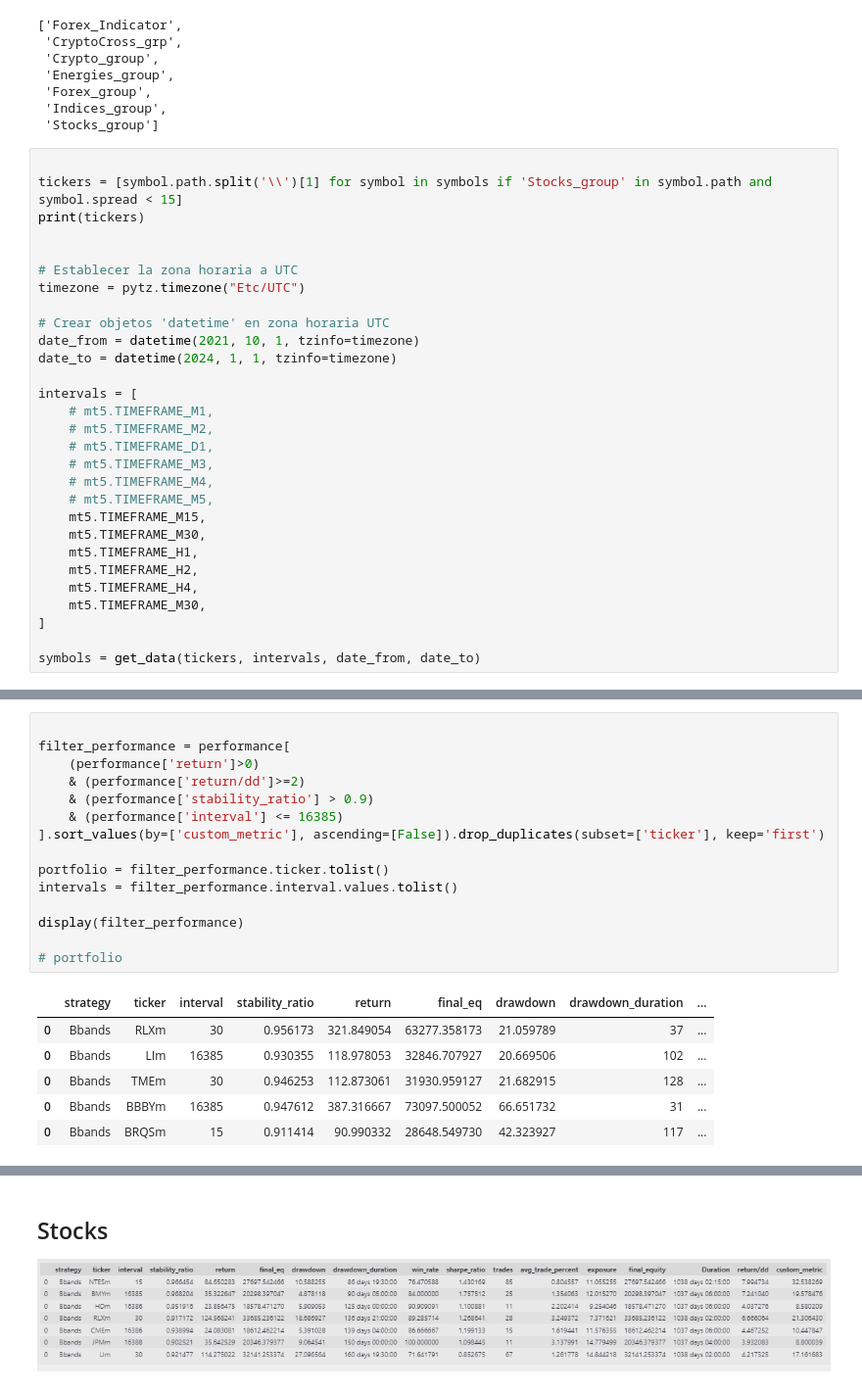
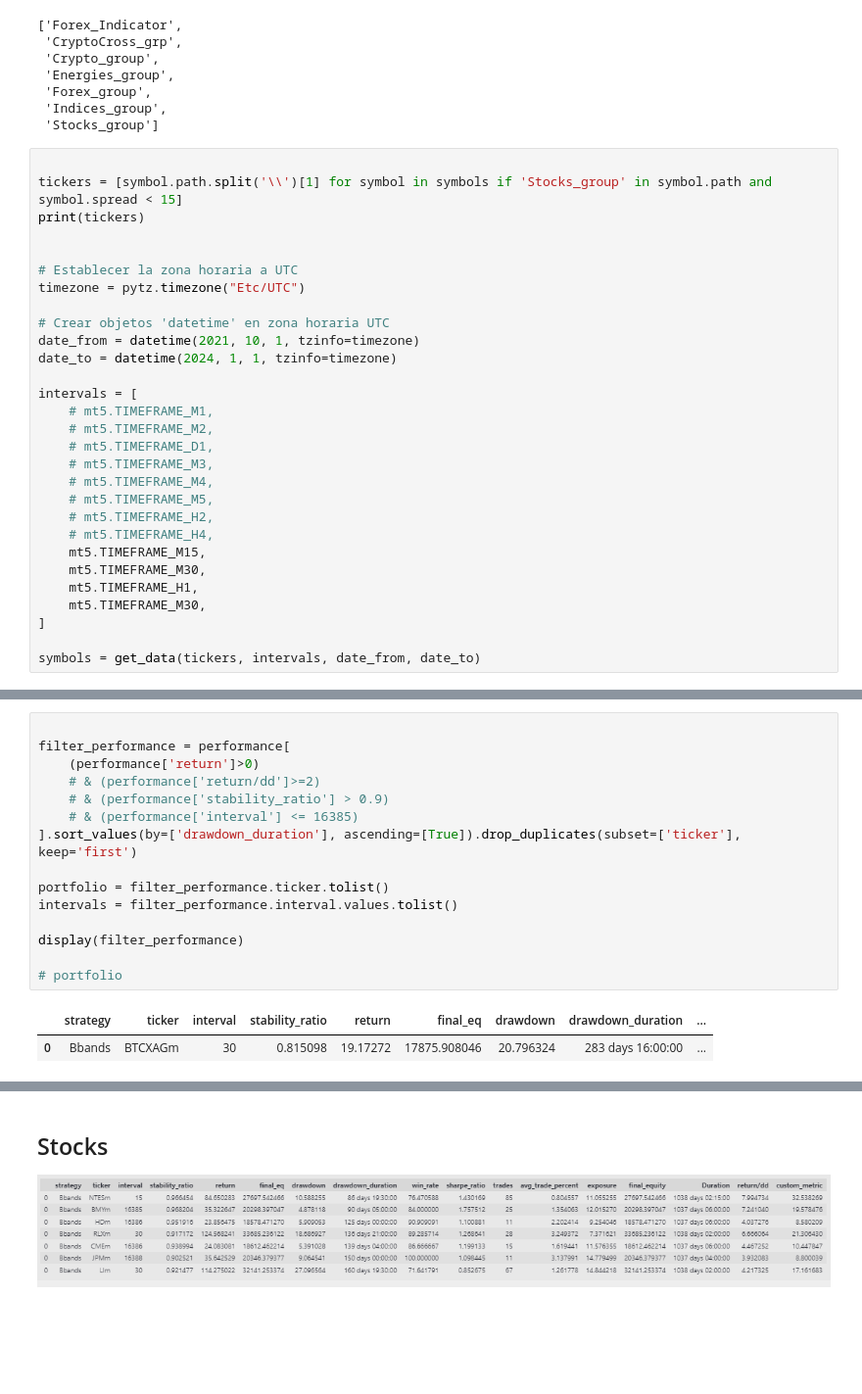
Before and after one commit to SaidJacobo/forex_ml_bot, a Jupyter notebook: backtesting/bbands_stgy.ipynb, the cells around one changed output, grey strips where cells are left out. Shown at 98% size. Drawn from its saved outputs; the diff is of its cells as text; blank space fills up the shorter version.

```diff
--- a/backtesting/bbands_stgy.ipynb
+++ b/backtesting/bbands_stgy.ipynb
@@ -62,11 +62,11 @@ intervals = [
     # mt5.TIMEFRAME_M3,
     # mt5.TIMEFRAME_M4,
     # mt5.TIMEFRAME_M5,
+    # mt5.TIMEFRAME_H2,
+    # mt5.TIMEFRAME_H4,
     mt5.TIMEFRAME_M15,
     mt5.TIMEFRAME_M30,
     mt5.TIMEFRAME_H1,
-    mt5.TIMEFRAME_H2,
-    mt5.TIMEFRAME_H4,
     mt5.TIMEFRAME_M30,
 ]
 
@@ -254,22 +252,18 @@ performance.drawdown_duration = performance.drawdown_duration.dt.days
 # %%
 
 filter_performance = performance[
     (performance['return']>0)
-    & (performance['return/dd']>=2)
-    & (performance['stability_ratio'] > 0.9)
-    & (performance['interval'] <= 16385)
-].sort_values(by=['custom_metric'], ascending=[False]).drop_duplicates(subset=['ticker'], keep='first')
+    # & (performance['return/dd']>=2)
+    # & (performance['stability_ratio'] > 0.9)
+    # & (performance['interval'] <= 16385)
+].sort_values(by=['drawdown_duration'], ascending=[True]).drop_duplicates(subset=['ticker'], keep='first')
 
 portfolio = filter_performance.ticker.tolist()
 intervals = filter_performance.interval.values.tolist()
 
 display(filter_performance)
 
 # portfolio
 # %% [output]
 |  | strategy | ticker | interval | stability_ratio | return | final_eq | drawdown | drawdown_duration | ... |
-| 0 | Bbands | RLXm | 30 | 0.956173 | 321.849054 | 63277.358173 | 21.059789 | 37 | ... |
-| 0 | Bbands | LIm | 16385 | 0.930355 | 118.978053 | 32846.707927 | 20.669506 | 102 | ... |
-| 0 | Bbands | TMEm | 30 | 0.946253 | 112.873061 | 31930.959127 | 21.682915 | 128 | ... |
-| 0 | Bbands | BBBYm | 16385 | 0.947612 | 387.316667 | 73097.500052 | 66.651732 | 31 | ... |
-| 0 | Bbands | BRQSm | 15 | 0.911414 | 90.990332 | 28648.549730 | 42.323927 | 117 | ... |
+| 0 | Bbands | BTCXAGm | 30 | 0.815098 | 19.17272 | 17875.908046 | 20.796324 | 283 days 16:00:00 | ... |
```
Also changed, not shown: parts of 11 cells of this notebook, 12 other files.
